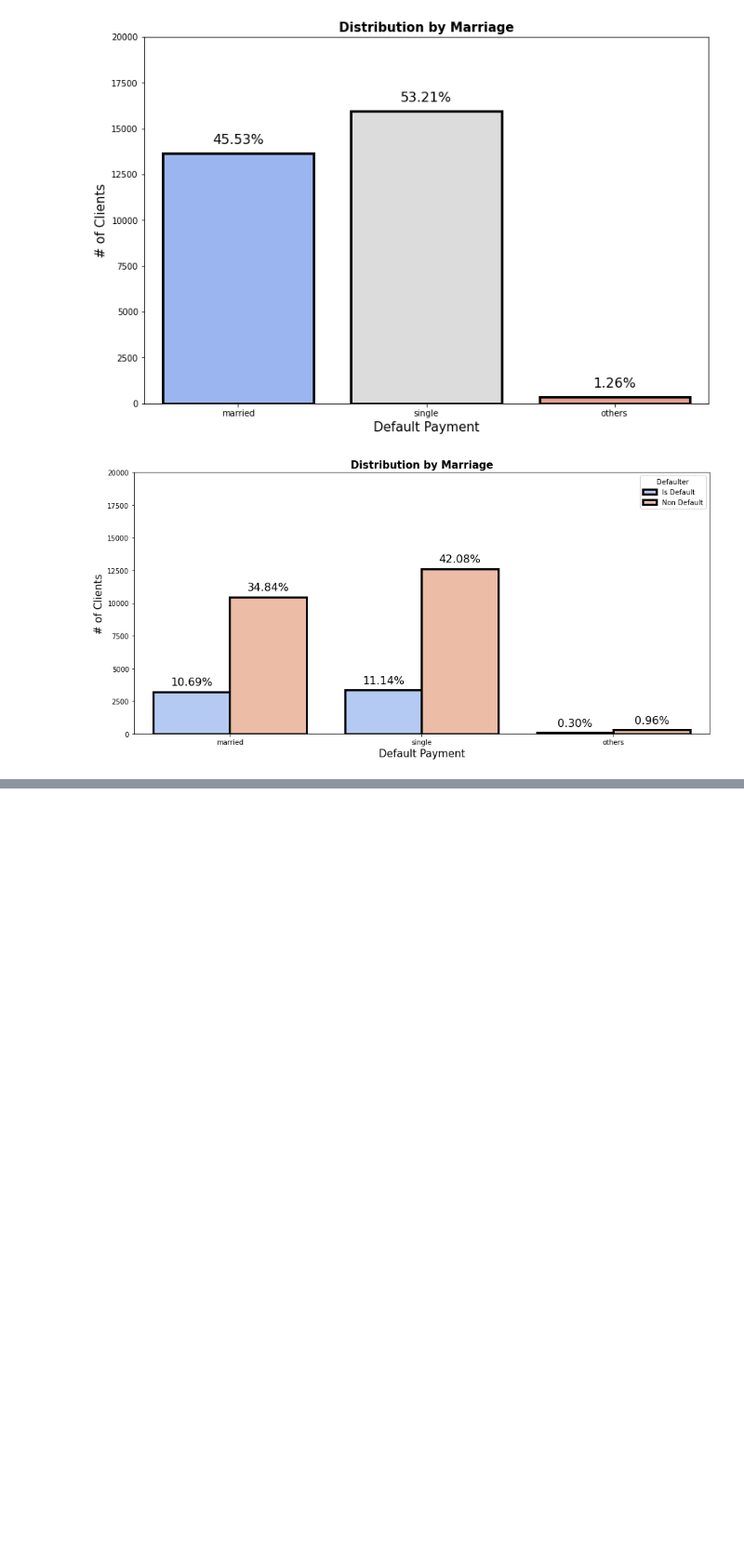
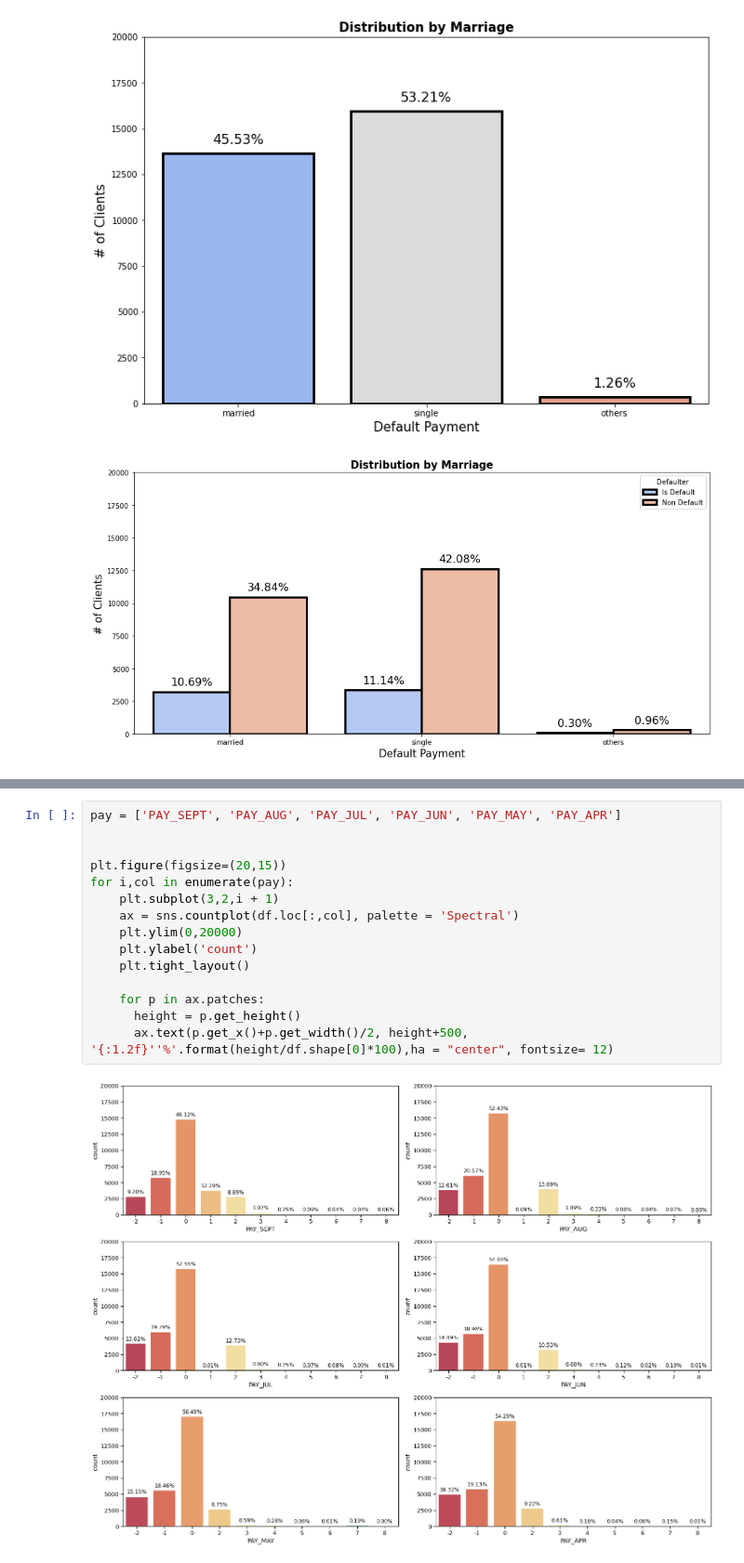
Before and after one commit to Malikarbaaz/CREDIT_CARD_DEFAULT_PREDICTION, a Jupyter notebook: Copy_of_Credit_Card_Default_Prediction_Capstone_Project.ipynb, the cells around one changed output, grey strips where cells are left out. Shown: that part at 93% size. Drawn from its saved outputs; the diff is of its cells as text; blank space fills up the shorter version.

```diff
--- a/Copy_of_Credit_Card_Default_Prediction_Capstone_Project.ipynb
+++ b/Copy_of_Credit_Card_Default_Prediction_Capstone_Project.ipynb
@@ -377,0 +440,17 @@ Name: MARRIAGE, dtype: int64
+# %%
+pay = ['PAY_SEPT', 'PAY_AUG', 'PAY_JUL', 'PAY_JUN', 'PAY_MAY', 'PAY_APR']
+
+
+plt.figure(figsize=(20,15))
+for i,col in enumerate(pay):
+    plt.subplot(3,2,i + 1)
+    ax = sns.countplot(df.loc[:,col], palette = 'Spectral')
+    plt.ylim(0,20000)
+    plt.ylabel('count')
+    plt.tight_layout()
+
+    for p in ax.patches:
+      height = p.get_height()
+      ax.text(p.get_x()+p.get_width()/2, height+500, '{:1.2f}''%'.format(height/df.shape[0]*100),ha = "center", fontsize= 12)
+# %% [output]
+[figure, added]
```
Also changed, not shown: parts of 8 cells of this notebook.
